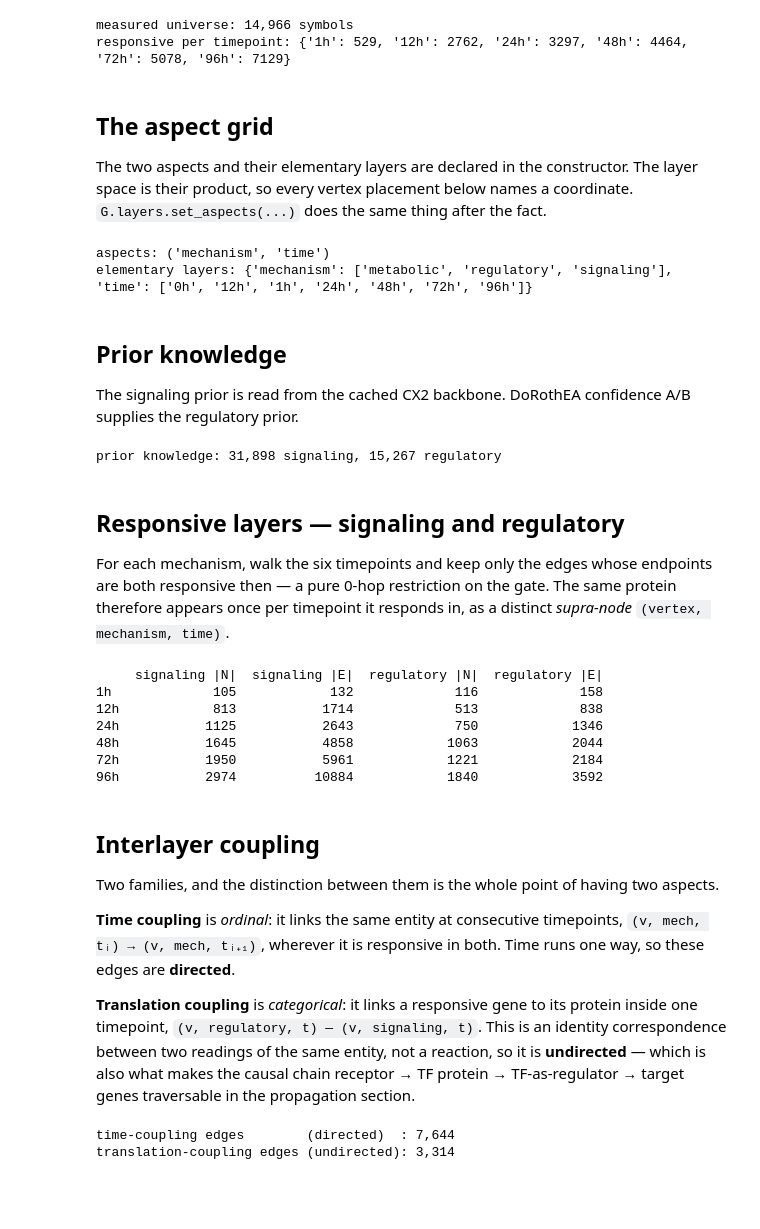
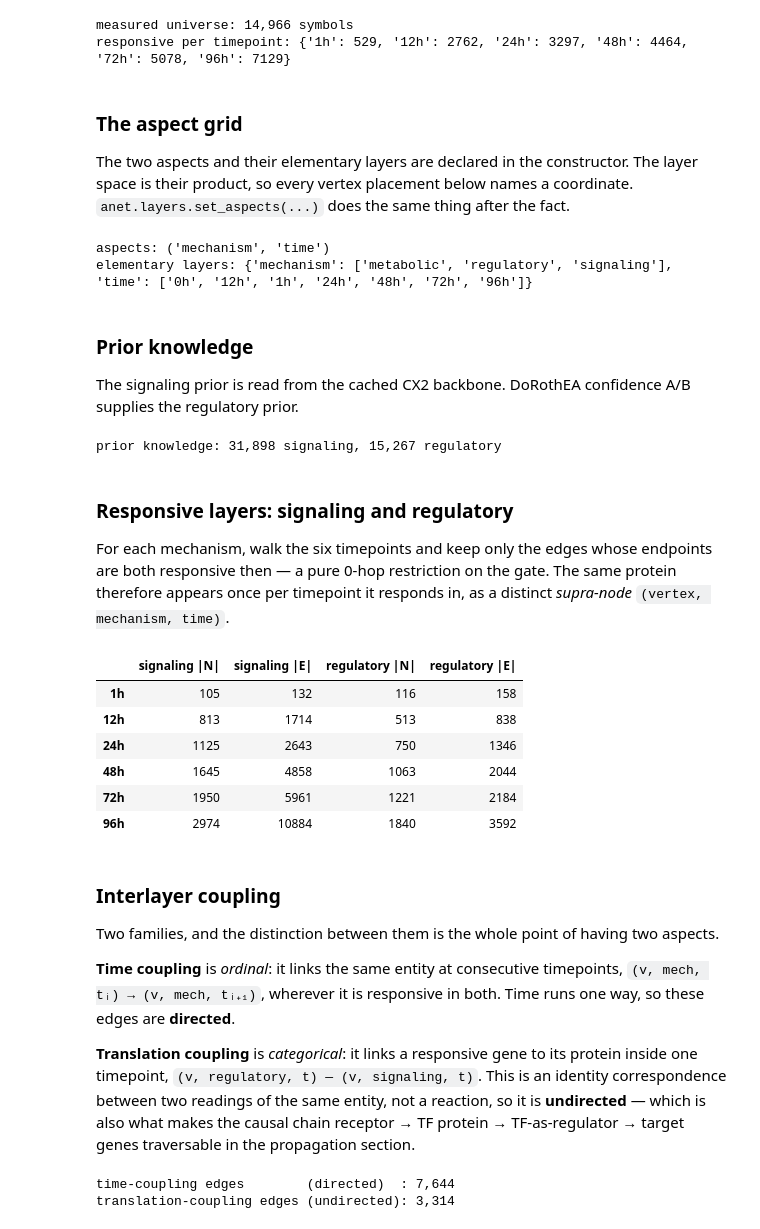
Before and after one commit to saezlab/annnet, a Jupyter notebook: notebooks/use_cases/UC2.ipynb, the cells around one changed output. Saved outputs shown, nothing was run; the diff lists cells and outputs as text; code cells hidden in the pictures; blank space fills up the shorter version.

```diff
--- a/notebooks/use_cases/UC2.ipynb
+++ b/notebooks/use_cases/UC2.ipynb
@@ -91,29 +103,29 @@ print("responsive per timepoint:", {t: len(responsive_at[t]) for t in TIMES})
 measured universe: 14,966 symbols
 responsive per timepoint: {'1h': 529, '12h': 2762, '24h': 3297, '48h': 4464, '72h': 5078, '96h': 7129}
 # %% [markdown]
-## The aspect grid
+### The aspect grid
 
 The two aspects and their elementary layers are declared in the constructor.
 The layer space is their product, so every vertex placement below names a
-coordinate. `G.layers.set_aspects(...)` does the same thing after the fact.
+coordinate. `anet.layers.set_aspects(...)` does the same thing after the fact.
 # %%
-G = an.AnnNet(
+anet = an.AnnNet(
     directed=True,
     aspects={
-        "mechanism": ["signaling", "regulatory", "metabolic"],
-        "time": [BASELINE, *TIMES],
+        'mechanism': ['signaling', 'regulatory', 'metabolic'],
+        'time': [BASELINE, *TIMES],
     },
 )
-G.history.enable(True)
-G.history.snapshot("init")
+anet.history.enable(True)
+anet.history.snapshot('init')
 
-print("aspects:", G.layers.list_aspects())
-print("elementary layers:", G.layers.list_layers())
+print('aspects:', anet.layers.list_aspects())
+print('elementary layers:', anet.layers.list_layers())
 # %% [output]
 aspects: ('mechanism', 'time')
 elementary layers: {'mechanism': ['metabolic', 'regulatory', 'signaling'], 'time': ['0h', '12h', '1h', '24h', '48h', '72h', '96h']}
 # %% [markdown]
-## Prior knowledge
+### Prior knowledge
 
 The signaling prior is read from the cached CX2 backbone. DoRothEA confidence A/B
 supplies the regulatory prior.
@@ -149,71 +168,69 @@ print(f"prior knowledge: {len(signaling_pairs):,} signaling, {len(regulatory_pai
 # %% [output]
 prior knowledge: 31,898 signaling, 15,267 regulatory
 # %% [markdown]
-## Responsive layers — signaling and regulatory
+### Responsive layers: signaling and regulatory
 
 For each mechanism, walk the six timepoints and keep only the edges whose
 endpoints are both responsive then — a pure 0-hop restriction on the gate. The
 same protein therefore appears once per timepoint it responds in, as a distinct
 *supra-node* `(vertex, mechanism, time)`.
 # %%
-def add_time_layers(G, mechanism, pairs, prefix, kind):
+def add_time_layers(anet, mechanism, pairs, prefix, kind):
     """Place responsive-gated supra-nodes and edges for one mechanism, per timepoint.
 
     Returns the {(symbol, time)} placed, which the coupling step consumes.
     """
     placed = set()
     for t in TIMES:
         active = responsive_at[t]
         kept = [(a, b, w) for a, b, w in pairs if a in active and b in active]
         symbols = {v for a, b, _ in kept for v in (a, b)}
-        G.add_nodes(
-            [{"node_id": f"{prefix}{v}", "gene_symbol": v, "kind": kind} for v in sorted(symbols)],
+        anet.add_nodes(
+            [{'node_id': f'{prefix}{v}', 'gene_symbol': v, 'kind': kind} for v in sorted(symbols)],
             layer=(mechanism, t),
         )
-        G.add_edges(
+        anet.add_edges(
             [
                 {
-                    "source": (f"{prefix}{a}", (mechanism, t)),
-                    "target": (f"{prefix}{b}", (mechanism, t)),
-                    "weight": w,
-                    "edge_kind": mechanism,
+                    'source': (f'{prefix}{a}', (mechanism, t)),
+                    'target': (f'{prefix}{b}', (mechanism, t)),
+                    'weight': w,
+                    'edge_kind': mechanism,
                 }
                 for a, b, w in kept
             ],
             default_edge_directed=True,
         )
         placed |= {(v, t) for v in symbols}
     return placed
 
 
-signaling_placed = add_time_layers(G, "signaling", signaling_pairs, "prot:", "protein")
-regulatory_placed = add_time_layers(G, "regulatory", regulatory_pairs, "gene:", "gene")
-G.history.snapshot("after_response")
+signaling_placed = add_time_layers(anet, 'signaling', signaling_pairs, 'prot:', 'protein')
+regulatory_placed = add_time_layers(anet, 'regulatory', regulatory_pairs, 'gene:', 'gene')
+anet.history.snapshot('after_response')
 
-# `layer_node_set` / `layer_edge_set` read a node-layer population and its
-# intra-layer edge set straight off the graph — no bookkeeping on the side.
+# `layer_node_set` and `layer_edge_set` read the nodes and the intra-layer edges
+# of one layer from the graph.
+layer_sets = (('|N|', anet.layers.layer_node_set), ('|E|', anet.layers.layer_edge_set))
 topology = pd.DataFrame(
     {
-        f"{mechanism}_{part}": [
-            len(getattr(G.layers, f"layer_{"node" if part == "Node" else "edge"}_set")((mechanism, t))) for t in TIMES
-        ]
+        f'{mechanism} {label}': [len(layer_set((mechanism, t))) for t in TIMES]
         for mechanism in MECHANISMS
-        for part in ("Node", "Edge")
+        for label, layer_set in layer_sets
     },
     index=list(TIMES),
-).rename(columns=lambda c: c.replace("_Node", " |N|").replace("_Edge", " |E|"))
-topology.to_csv(TABLES / "per_time_topology.csv")
-print(topology.to_string())
+)
+topology
 # %% [output]
-     signaling |N|  signaling |E|  regulatory |N|  regulatory |E|
-1h             105            132             116             158
-12h            813           1714             513             838
-24h           1125           2643             750            1346
-48h           1645           4858            1063            2044
-72h           1950           5961            1221            2184
-96h           2974          10884            1840            3592
+|  | signaling |N| | signaling |E| | regulatory |N| | regulatory |E| |
+| 1h | 105 | 132 | 116 | 158 |
+| 12h | 813 | 1714 | 513 | 838 |
+| 24h | 1125 | 2643 | 750 | 1346 |
+| 48h | 1645 | 4858 | 1063 | 2044 |
+| 72h | 1950 | 5961 | 1221 | 2184 |
+| 96h | 2974 | 10884 | 1840 | 3592 |
 # %% [markdown]
-## Interlayer coupling
+### Interlayer coupling
 
 Two families, and the distinction between them is the whole point of having two
 aspects.
```
Also changed, not shown: parts of 39 cells of this notebook, 5 other files.
